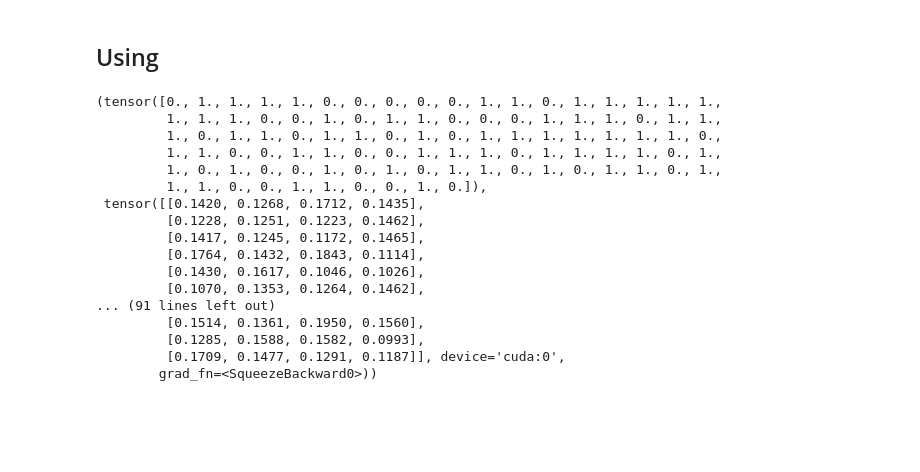
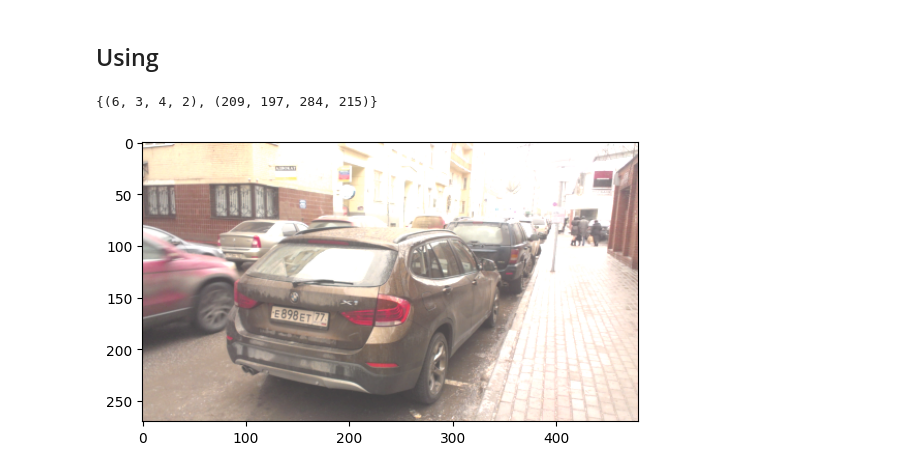
Before and after one commit to sodeeplearning/Net-Nomera, a Jupyter notebook: Training.ipynb, the cells around one changed output. Cells and saved outputs as stored; diff of their text form; code cells hidden in the pictures; blank space fills up the shorter version.

Commit message:
Fixed data + algorithm for training

```diff
--- a/Training.ipynb
+++ b/Training.ipynb
@@ -142,33 +142,28 @@ for epoch in range(1, num_of_epochs + 1):
 ## Using
 # %%
 def pred_perform (image):
-    #detr.eval()
+    detr.eval()
     image = image.unsqueeze(0)
     logits, bboxes = detr(image)
     classes = torch.zeros(logits.shape[0])
+    answer_bboxes = set()
 
     for ind, current_pred in enumerate(logits):
         classes[ind] = torch.argmax(current_pred)
+        if classes[ind].round() == 1:
+            xmin = (bboxes[ind][0] * 480).int().item()
+            ymin = (bboxes[ind][1] * 270).int().item()
+            xmax = (bboxes[ind][2] * 480).int().item()
+            ymax = (bboxes[ind][3] * 270).int().item()
+            answer_bboxes.add((xmin, ymin, xmax, ymax))
+
+    ST.imshow(image.squeeze())
 
     detr.train()
-    return classes, bboxes
+    return classes, answer_bboxes
 # %%
-pred_perform(val_images[10])
+logits, boxes = pred_perform(train_images[30])
+boxes
 # %% [output]
-(tensor([0., 1., 1., 1., 1., 0., 0., 0., 0., 0., 1., 1., 0., 1., 1., 1., 1., 1.,
-         1., 1., 1., 0., 0., 1., 0., 1., 1., 0., 0., 0., 1., 1., 1., 0., 1., 1.,
-         1., 0., 1., 1., 0., 1., 1., 0., 1., 0., 1., 1., 1., 1., 1., 1., 1., 0.,
-         1., 1., 0., 0., 1., 1., 0., 0., 1., 1., 1., 0., 1., 1., 1., 1., 0., 1.,
-         1., 0., 1., 0., 0., 1., 0., 1., 0., 1., 1., 0., 1., 0., 1., 1., 0., 1.,
-         1., 1., 0., 0., 1., 1., 0., 0., 1., 0.]),
- tensor([[0.1420, 0.1268, 0.1712, 0.1435],
-         [0.1228, 0.1251, 0.1223, 0.1462],
-         [0.1417, 0.1245, 0.1172, 0.1465],
-         [0.1764, 0.1432, 0.1843, 0.1114],
-         [0.1430, 0.1617, 0.1046, 0.1026],
-         [0.1070, 0.1353, 0.1264, 0.1462],
-... (91 lines left out)
-         [0.1514, 0.1361, 0.1950, 0.1560],
-         [0.1285, 0.1588, 0.1582, 0.0993],
-         [0.1709, 0.1477, 0.1291, 0.1187]], device='cuda:0',
-        grad_fn=<SqueezeBackward0>))
+{(6, 3, 4, 2), (209, 197, 284, 215)}
+[figure, added]
```
Also changed, not shown: parts of 2 cells of this notebook, 1 other file.
